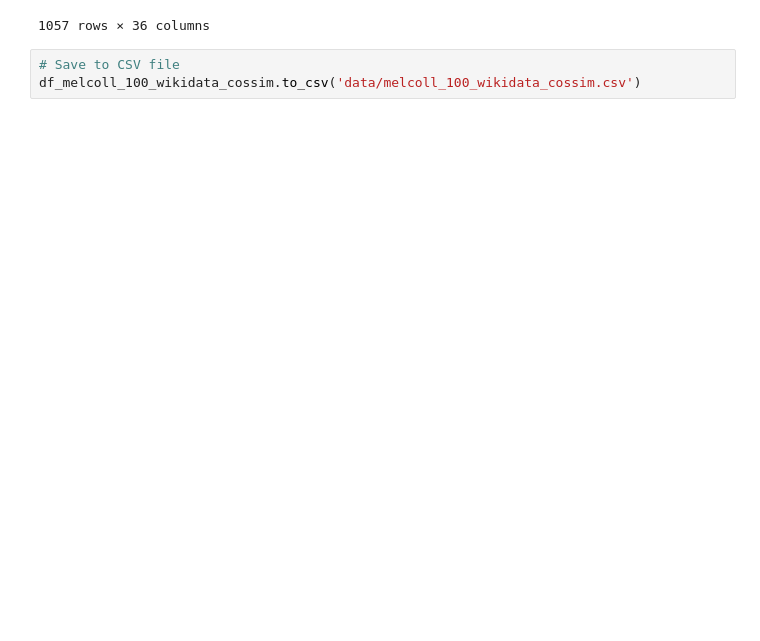
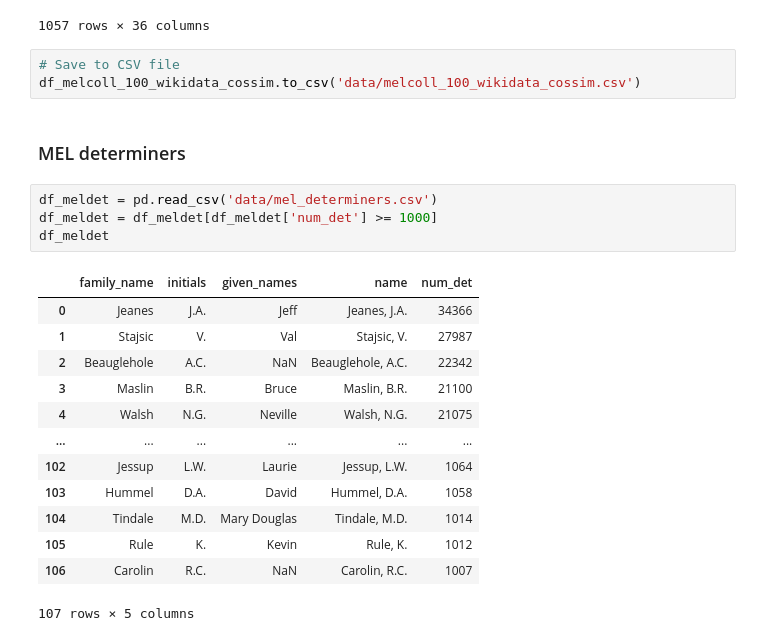
Before and after one commit to nielsklazenga/avh-collectors, a Jupyter notebook: cosine_similarity.ipynb, the cells around one changed output. Drawn from its saved outputs; the diff is of its cells as text; blank space fills up the shorter version.

Commit message:
MEL determiners

```diff
--- a/cosine_similarity.ipynb
+++ b/cosine_similarity.ipynb
@@ -650,3 +650,23 @@ See the caveats in the documentation: https://pandas.pydata.org/pandas-docs/stab
 # %%
 # Save to CSV file
 df_melcoll_100_wikidata_cossim.to_csv('data/melcoll_100_wikidata_cossim.csv')
+# %% [markdown]
+### MEL determiners
+# %%
+df_meldet = pd.read_csv('data/mel_determiners.csv')
+df_meldet = df_meldet[df_meldet['num_det'] >= 1000]
+df_meldet
+# %% [output]
+|  | family_name | initials | given_names | name | num_det |
+| 0 | Jeanes | J.A. | Jeff | Jeanes, J.A. | 34366 |
+| 1 | Stajsic | V. | Val | Stajsic, V. | 27987 |
+| 2 | Beauglehole | A.C. | NaN | Beauglehole, A.C. | 22342 |
+| 3 | Maslin | B.R. | Bruce | Maslin, B.R. | 21100 |
+| 4 | Walsh | N.G. | Neville | Walsh, N.G. | 21075 |
+| ... | ... | ... | ... | ... | ... |
+| 102 | Jessup | L.W. | Laurie | Jessup, L.W. | 1064 |
+| 103 | Hummel | D.A. | David | Hummel, D.A. | 1058 |
+| 104 | Tindale | M.D. | Mary Douglas | Tindale, M.D. | 1014 |
+| 105 | Rule | K. | Kevin | Rule, K. | 1012 |
+| 106 | Carolin | R.C. | NaN | Carolin, R.C. | 1007 |
+107 rows × 5 columns
```
Also changed, not shown: parts of 3 cells of this notebook, 3 other files.
